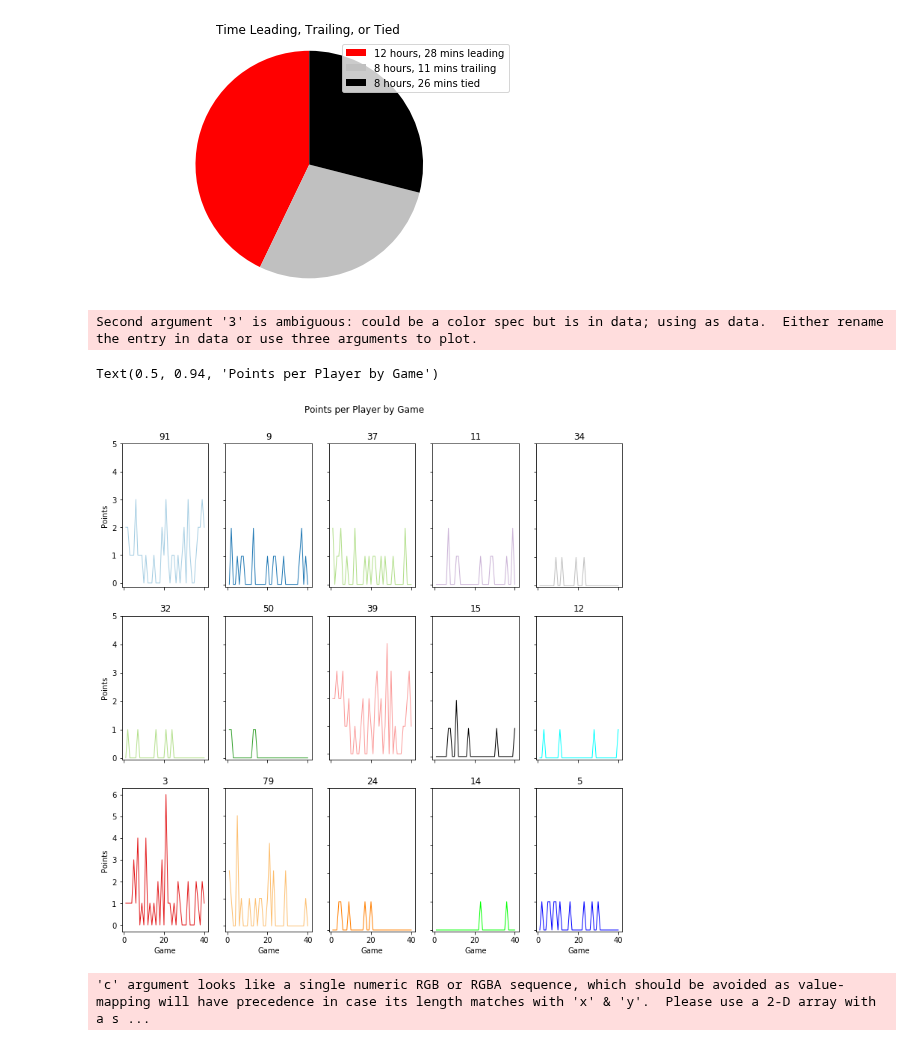
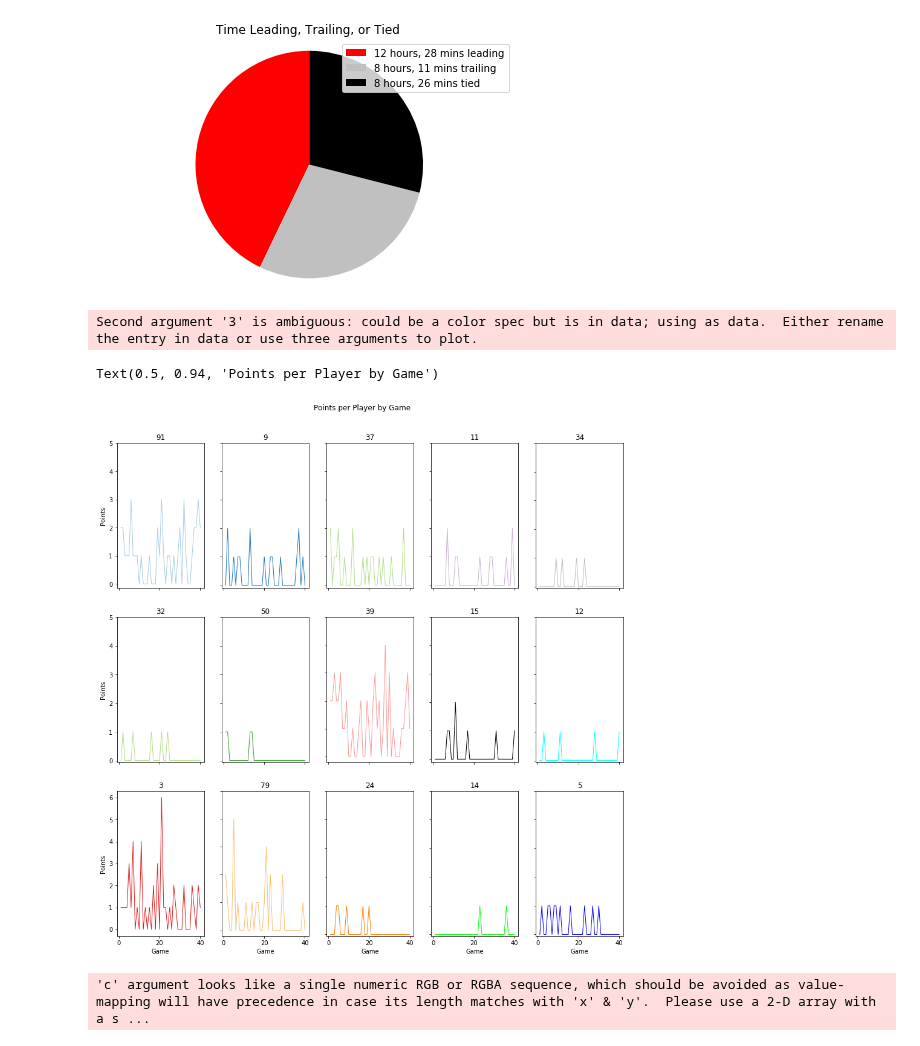
Before and after one commit to werntzp/hockey-stats, a Jupyter notebook: stats_charts.ipynb, the cells around one changed output. Cells and saved outputs as stored; diff of their text form; code cells hidden in the pictures.

```diff
--- a/stats_charts.ipynb
+++ b/stats_charts.ipynb
@@ -754,35 +751,35 @@ axs[1, 4].set_yticks(ytick,ytick)
 axs[2, 0].plot('game', '3', data=df_points, marker='', color='#e31a1c', linewidth=1)
 axs[2, 0].set_title('3')
 axs[2, 0].set_yticks(ytick,ytick)
 
 axs[2, 1].plot( 'game', '79', data=df_points, marker='', color='#fdbf6f', linewidth=1)
 axs[2, 1].set_title('79')
 axs[2, 1].set_yticks(ytick,ytick)
 
 axs[2, 2].plot( 'game', '24', data=df_points, marker='', color='#ff7f00', linewidth=1)
 axs[2, 2].set_title('24')
 axs[2, 2].set_yticks(ytick,ytick)
 
 axs[2, 3].plot( 'game', '14', data=df_points, marker='', color='#00ff00', linewidth=1)
 axs[2, 3].set_title('14')
 axs[2, 3].set_yticks(ytick,ytick)
 
 axs[2, 4].plot( 'game', '5', data=df_points, marker='', color='#0000ff', linewidth=1)
 axs[2, 4].set_title('5')
 axs[2, 4].set_yticks(ytick,ytick)
 
 for ax in axs.flat:
     ax.set(xlabel='Game', ylabel='Points')
 
 for ax in axs.flat:
     ax.label_outer()
 
-fig.set_size_inches(12, 12)
+fig.set_size_inches(15, 15)
 fig.suptitle('Points per Player by Game', y=.94)
 # %% [output]
 Second argument '3' is ambiguous: could be a color spec but is in data; using as data.  Either rename the entry in data or use three arguments to plot.
 Text(0.5, 0.94, 'Points per Player by Game')
-[figure, old version]
+[figure, new version]
 # %%
 # create a new data frame with totals
 dfx = pd.DataFrame(columns=["player",	"goals",	"assists",])
```
Also changed, not shown: parts of 6 cells of this notebook.
